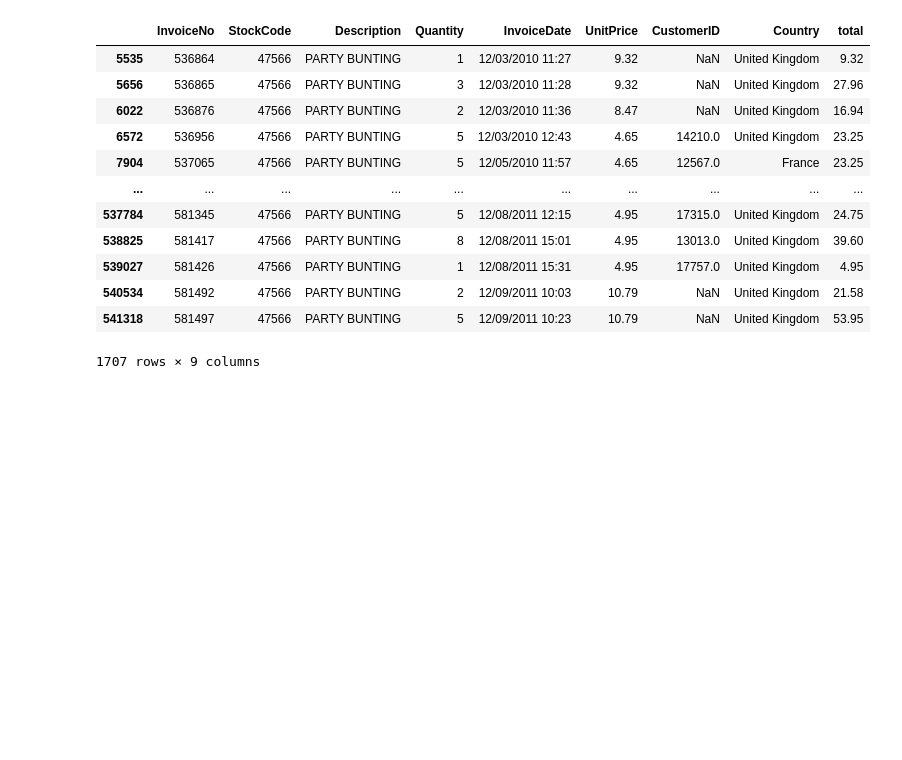
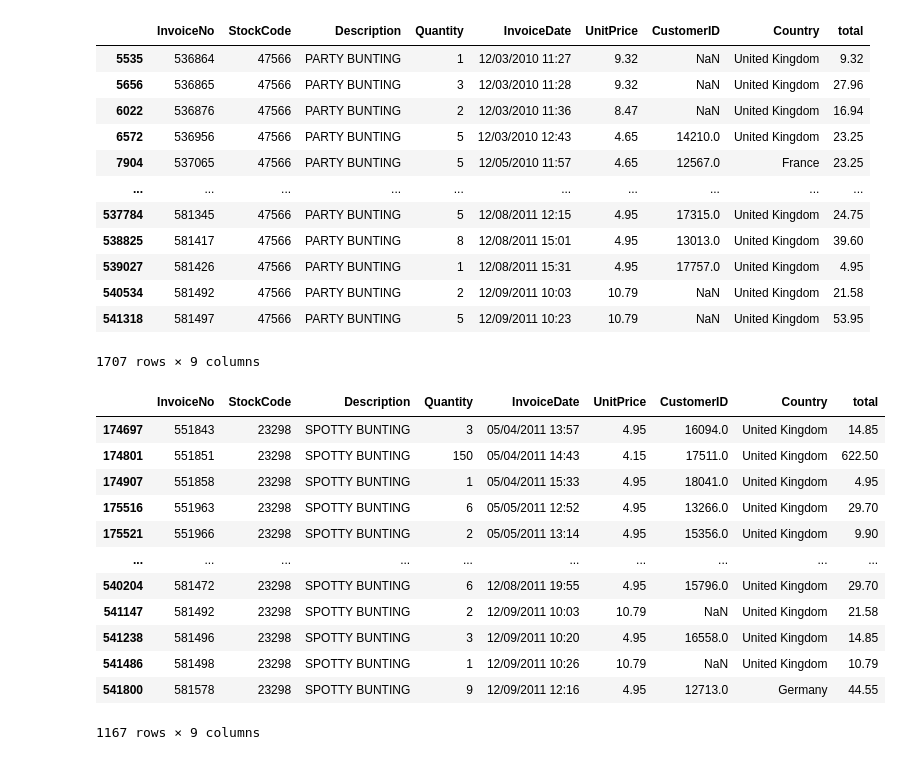
Before and after one commit to SupidchayaTangkidwanich/DWDM21, a Jupyter notebook: Chapter6_Association_Rules.ipynb, the cells around one changed output. Drawn from its saved outputs; the diff is of its cells as text; code cells hidden in the pictures; blank space fills up the shorter version.

```diff
--- a/Chapter6_Association_Rules.ipynb
+++ b/Chapter6_Association_Rules.ipynb
@@ -500,3 +492,19 @@ data_clean[data_clean['StockCode']=='47566']
 | 540534 | 581492 | 47566 | PARTY BUNTING | 2 | 12/09/2011 10:03 | 10.79 | NaN | United Kingdom | 21.58 |
 | 541318 | 581497 | 47566 | PARTY BUNTING | 5 | 12/09/2011 10:23 | 10.79 | NaN | United Kingdom | 53.95 |
 1707 rows × 9 columns
+# %%
+data_clean[data_clean['StockCode']=='23298']
+# %% [output]
+|  | InvoiceNo | StockCode | Description | Quantity | InvoiceDate | UnitPrice | CustomerID | Country | total |
+| 174697 | 551843 | 23298 | SPOTTY BUNTING | 3 | 05/04/2011 13:57 | 4.95 | 16094.0 | United Kingdom | 14.85 |
+| 174801 | 551851 | 23298 | SPOTTY BUNTING | 150 | 05/04/2011 14:43 | 4.15 | 17511.0 | United Kingdom | 622.50 |
+| 174907 | 551858 | 23298 | SPOTTY BUNTING | 1 | 05/04/2011 15:33 | 4.95 | 18041.0 | United Kingdom | 4.95 |
+| 175516 | 551963 | 23298 | SPOTTY BUNTING | 6 | 05/05/2011 12:52 | 4.95 | 13266.0 | United Kingdom | 29.70 |
+| 175521 | 551966 | 23298 | SPOTTY BUNTING | 2 | 05/05/2011 13:14 | 4.95 | 15356.0 | United Kingdom | 9.90 |
+| ... | ... | ... | ... | ... | ... | ... | ... | ... | ... |
+| 540204 | 581472 | 23298 | SPOTTY BUNTING | 6 | 12/08/2011 19:55 | 4.95 | 15796.0 | United Kingdom | 29.70 |
+| 541147 | 581492 | 23298 | SPOTTY BUNTING | 2 | 12/09/2011 10:03 | 10.79 | NaN | United Kingdom | 21.58 |
+| 541238 | 581496 | 23298 | SPOTTY BUNTING | 3 | 12/09/2011 10:20 | 4.95 | 16558.0 | United Kingdom | 14.85 |
+| 541486 | 581498 | 23298 | SPOTTY BUNTING | 1 | 12/09/2011 10:26 | 10.79 | NaN | United Kingdom | 10.79 |
+| 541800 | 581578 | 23298 | SPOTTY BUNTING | 9 | 12/09/2011 12:16 | 4.95 | 12713.0 | Germany | 44.55 |
+1167 rows × 9 columns
```
Also changed, not shown: parts of 2 cells of this notebook.
